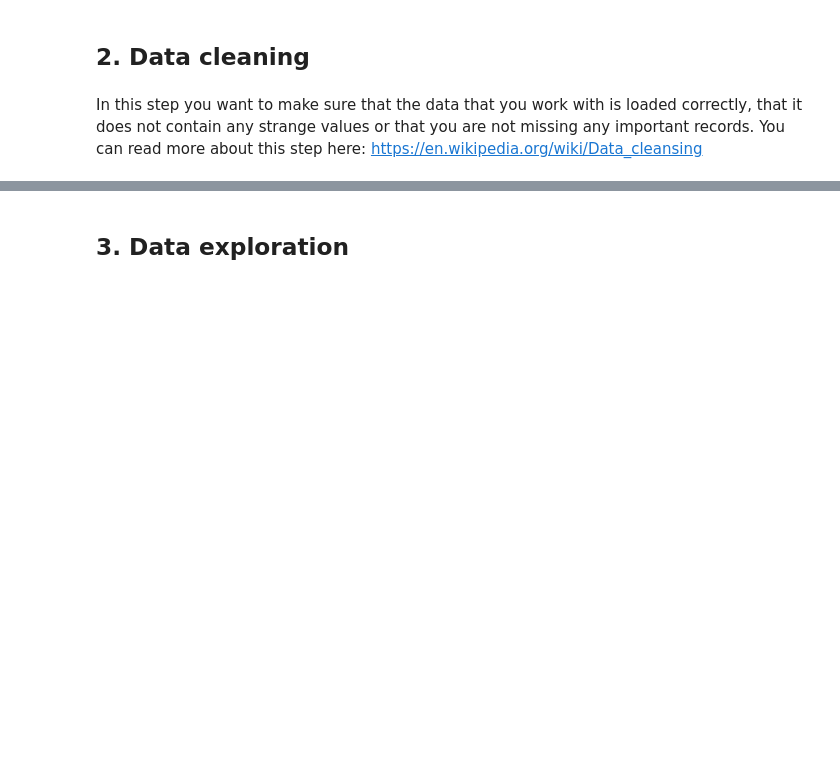
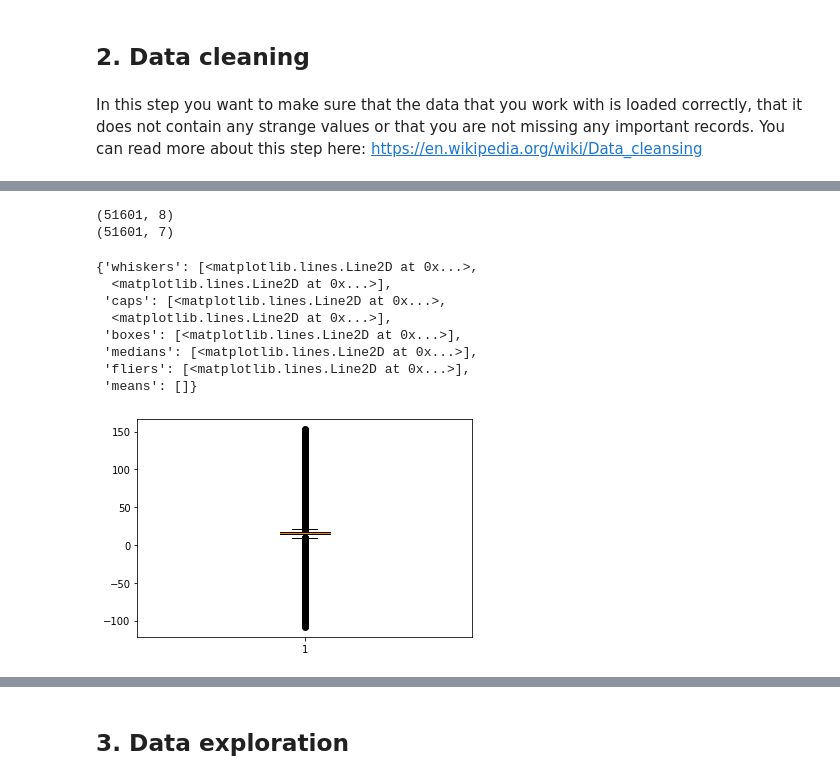
Before and after one commit to natasa-plulikova/interns_day, a Jupyter notebook: Starter_notebook.ipynb, the cells around one changed output, grey strips where cells are left out. Drawn from its saved outputs; the diff is of its cells as text; code cells hidden in the pictures; blank space fills up the shorter version.

```diff
--- a/Starter_notebook.ipynb
+++ b/Starter_notebook.ipynb
@@ -80,0 +84,3 @@ Here are some useful git commands:
+# %%
+train_data = pd.read_csv('data/train.csv')
+test_data = pd.read_csv('data/test.csv')
@@ -86,0 +175,24 @@ In this step you want to make sure that the data that you work with is loaded co
+# %%
+train_data_dedupped = train_data.drop('id', axis=1).drop_duplicates()
+
+# there were duplicate rows
+print(train_data.shape)
+print(train_data_dedupped.shape)
+# %% [output]
+(51601, 8)
+(51601, 7)
+# %%
+train_data_dedupped["number_of_errors"] = train_data_dedupped["number_of_errors"].astype("int64")
+train_data_dedupped["number_of_requests"] = train_data_dedupped["number_of_requests"].astype("int64")
+# %%
+plt.boxplot(train_data_dedupped["cpu_usage"])
+# %% [output]
+{'whiskers': [<matplotlib.lines.Line2D at 0x...>,
+  <matplotlib.lines.Line2D at 0x...>],
+ 'caps': [<matplotlib.lines.Line2D at 0x...>,
+  <matplotlib.lines.Line2D at 0x...>],
+ 'boxes': [<matplotlib.lines.Line2D at 0x...>],
+ 'medians': [<matplotlib.lines.Line2D at 0x...>],
+ 'fliers': [<matplotlib.lines.Line2D at 0x...>],
+ 'means': []}
+[figure, added]
```
Also changed, not shown: parts of 32 cells of this notebook, 1 other file.
